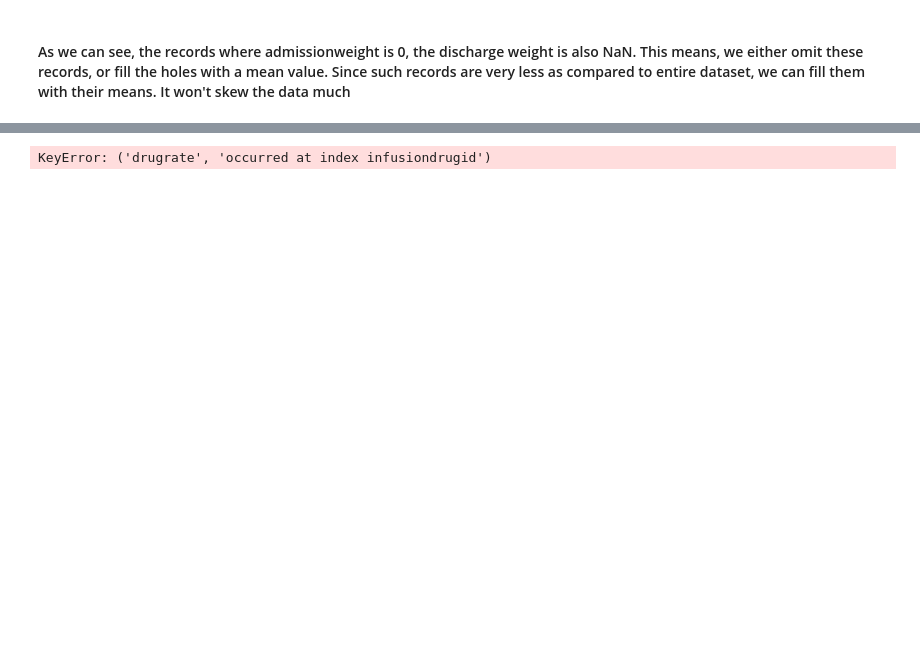
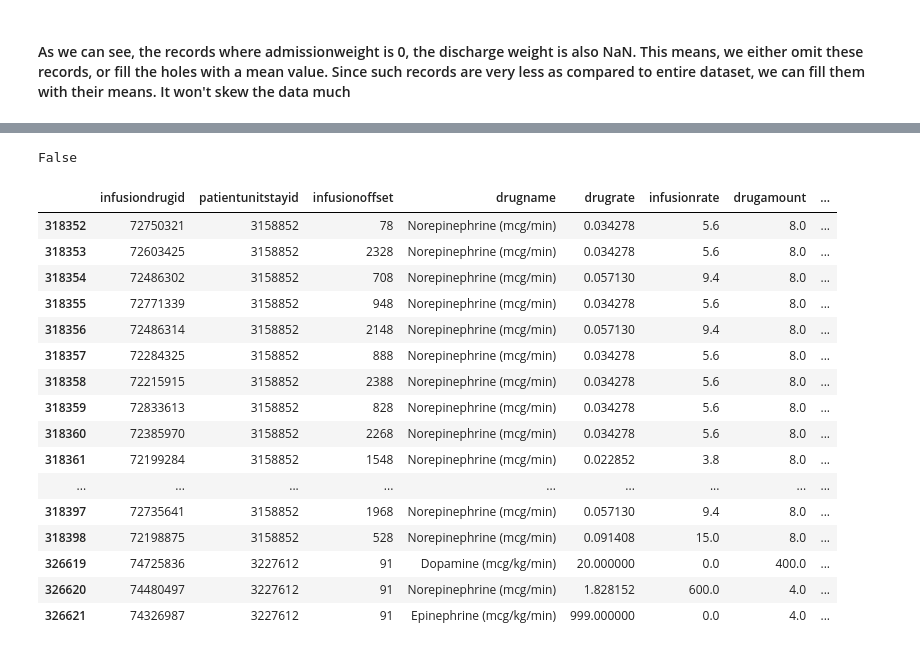
Before and after one commit to Ronet05/GSoC-CBMI-eICU, a Jupyter notebook: Cardiovascular param.ipynb, the cells around one changed output, grey strips where cells are left out. Saved outputs shown, nothing was run; the diff lists cells and outputs as text; code cells hidden in the pictures; blank space fills up the shorter version.

```diff
--- a/Cardiovascular param.ipynb
+++ b/Cardiovascular param.ipynb
@@ -235,6 +218,8 @@ inf_drug_pre_patient['dischargeweight']=inf_drug_pre_patient['dischargeweight'].
+# %%
+any(inf_drug_pre_patient['dischargeweight'].isna())
+# %% [output]
+False
 # %%
 inf_drug_pre_patient.loc[((inf_drug_pre_patient['admissionweight']==np.nan) | (inf_drug_pre_patient['admissionweight']==0)) &
                          (inf_drug_pre_patient['unit']=='mcg/min'),'drugrate']=inf_drug_pre_patient.loc[((inf_drug_pre_patient['admissionweight']==np.nan) |
-                          (inf_drug_pre_patient['admissionweight']==0)) & (inf_drug_pre_patient['unit']=='mcg/min')].apply(lambda x : (x['drugrate']/x['dischargeweight']))
+                          (inf_drug_pre_patient['admissionweight']==0)) & (inf_drug_pre_patient['unit']=='mcg/min')].apply(lambda x : (x['drugrate']/x['dischargeweight']),axis=1)
-# %% [output]
-KeyError: ('drugrate', 'occurred at index infusiondrugid')
@@ -248,0 +226,20 @@ df_vitalp=pd.concat(vp_list)
+# %%
+inf_drug_pre_patient.loc[inf_drug_pre_patient['admissionweight']==0]
+# %% [output]
+|  | infusiondrugid | patientunitstayid | infusionoffset | drugname | drugrate | infusionrate | drugamount | ... |
+| 318352 | 72750321 | 3158852 | 78 | Norepinephrine (mcg/min) | 0.034278 | 5.6 | 8.0 | ... |
+| 318353 | 72603425 | 3158852 | 2328 | Norepinephrine (mcg/min) | 0.034278 | 5.6 | 8.0 | ... |
+| 318354 | 72486302 | 3158852 | 708 | Norepinephrine (mcg/min) | 0.057130 | 9.4 | 8.0 | ... |
+| 318355 | 72771339 | 3158852 | 948 | Norepinephrine (mcg/min) | 0.034278 | 5.6 | 8.0 | ... |
+| 318356 | 72486314 | 3158852 | 2148 | Norepinephrine (mcg/min) | 0.057130 | 9.4 | 8.0 | ... |
+| 318357 | 72284325 | 3158852 | 888 | Norepinephrine (mcg/min) | 0.034278 | 5.6 | 8.0 | ... |
+| 318358 | 72215915 | 3158852 | 2388 | Norepinephrine (mcg/min) | 0.034278 | 5.6 | 8.0 | ... |
+| 318359 | 72833613 | 3158852 | 828 | Norepinephrine (mcg/min) | 0.034278 | 5.6 | 8.0 | ... |
+| 318360 | 72385970 | 3158852 | 2268 | Norepinephrine (mcg/min) | 0.034278 | 5.6 | 8.0 | ... |
+| 318361 | 72199284 | 3158852 | 1548 | Norepinephrine (mcg/min) | 0.022852 | 3.8 | 8.0 | ... |
+| ... | ... | ... | ... | ... | ... | ... | ... | ... |
+| 318397 | 72735641 | 3158852 | 1968 | Norepinephrine (mcg/min) | 0.057130 | 9.4 | 8.0 | ... |
+| 318398 | 72198875 | 3158852 | 528 | Norepinephrine (mcg/min) | 0.091408 | 15.0 | 8.0 | ... |
+| 326619 | 74725836 | 3227612 | 91 | Dopamine (mcg/kg/min) | 20.000000 | 0.0 | 400.0 | ... |
+| 326620 | 74480497 | 3227612 | 91 | Norepinephrine (mcg/min) | 1.828152 | 600.0 | 4.0 | ... |
+| 326621 | 74326987 | 3227612 | 91 | Epinephrine (mcg/kg/min) | 999.000000 | 0.0 | 4.0 | ... |
```
Also changed, not shown: parts of 19 cells of this notebook.
